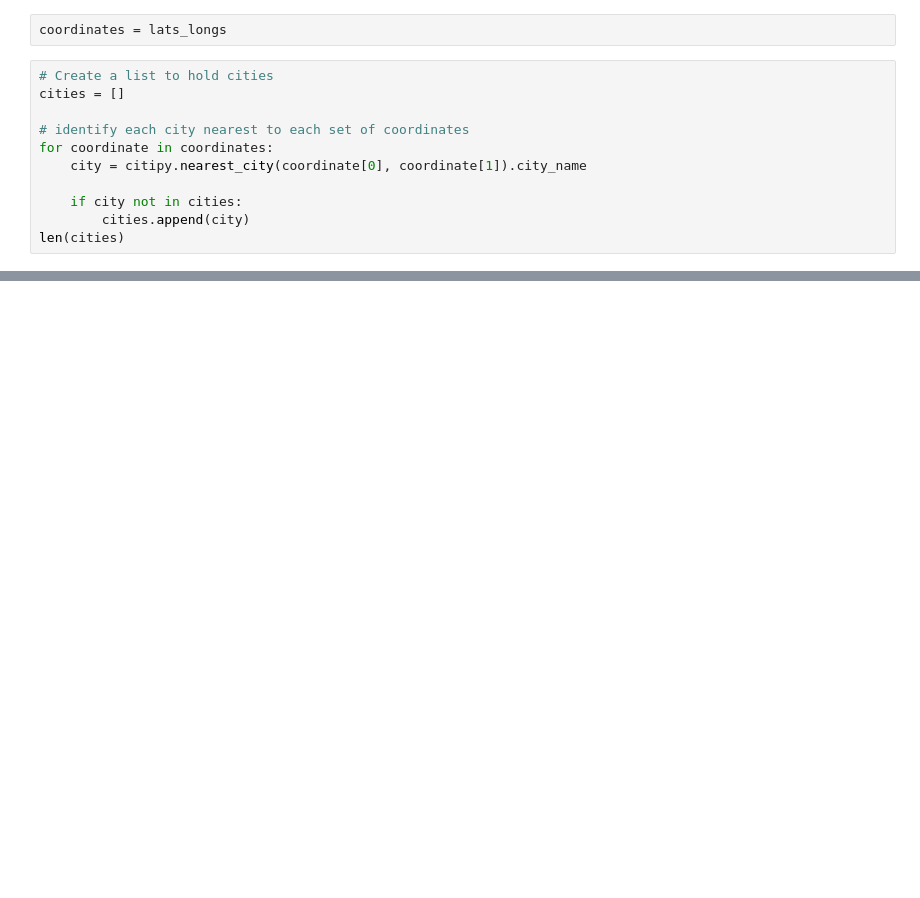
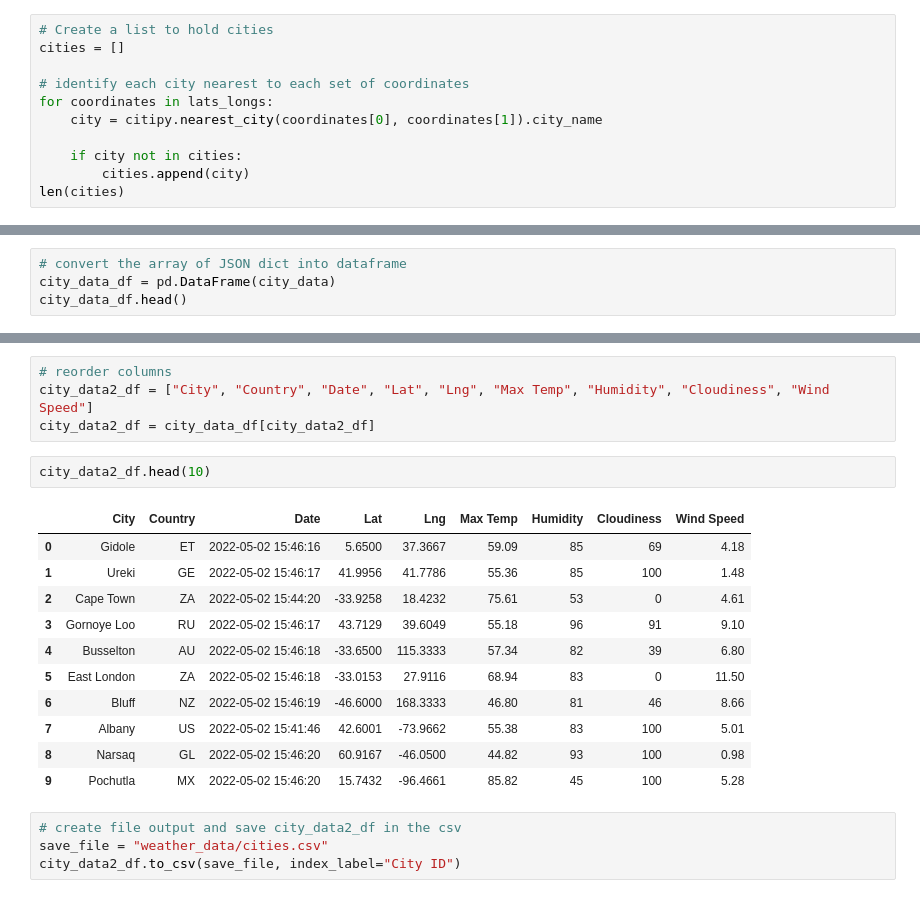
Before and after one commit to conorwhanson/World_Weather_Analysis, a Jupyter notebook: WeatherPy.ipynb, the cells around one changed output, grey strips where cells are left out. Drawn from its saved outputs; the diff is of its cells as text; blank space fills up the shorter version.

```diff
--- a/WeatherPy.ipynb
+++ b/WeatherPy.ipynb
@@ -29,13 +35,11 @@ lats_longs
  ...]
-# %%
-coordinates = lats_longs
 # %%
 # Create a list to hold cities
 cities = []
 
 # identify each city nearest to each set of coordinates
-for coordinate in coordinates:
-    city = citipy.nearest_city(coordinate[0], coordinate[1]).city_name
+for coordinates in lats_longs:
+    city = citipy.nearest_city(coordinates[0], coordinates[1]).city_name
 
     if city not in cities:
         cities.append(city)
@@ -44,0 +130,4 @@ len(cities)
+# %%
+# convert the array of JSON dict into dataframe
+city_data_df = pd.DataFrame(city_data)
+city_data_df.head()
@@ -44,0 +141,22 @@ len(cities)
+# %%
+# reorder columns
+city_data2_df = ["City", "Country", "Date", "Lat", "Lng", "Max Temp", "Humidity", "Cloudiness", "Wind Speed"]
+city_data2_df = city_data_df[city_data2_df]
+# %%
+city_data2_df.head(10)
+# %% [output]
+|  | City | Country | Date | Lat | Lng | Max Temp | Humidity | Cloudiness | Wind Speed |
+| 0 | Gidole | ET | 2022-05-02 15:46:16 | 5.6500 | 37.3667 | 59.09 | 85 | 69 | 4.18 |
+| 1 | Ureki | GE | 2022-05-02 15:46:17 | 41.9956 | 41.7786 | 55.36 | 85 | 100 | 1.48 |
+| 2 | Cape Town | ZA | 2022-05-02 15:44:20 | -33.9258 | 18.4232 | 75.61 | 53 | 0 | 4.61 |
+| 3 | Gornoye Loo | RU | 2022-05-02 15:46:17 | 43.7129 | 39.6049 | 55.18 | 96 | 91 | 9.10 |
+| 4 | Busselton | AU | 2022-05-02 15:46:18 | -33.6500 | 115.3333 | 57.34 | 82 | 39 | 6.80 |
+| 5 | East London | ZA | 2022-05-02 15:46:18 | -33.0153 | 27.9116 | 68.94 | 83 | 0 | 11.50 |
+| 6 | Bluff | NZ | 2022-05-02 15:46:19 | -46.6000 | 168.3333 | 46.80 | 81 | 46 | 8.66 |
+| 7 | Albany | US | 2022-05-02 15:41:46 | 42.6001 | -73.9662 | 55.38 | 83 | 100 | 5.01 |
+| 8 | Narsaq | GL | 2022-05-02 15:46:20 | 60.9167 | -46.0500 | 44.82 | 93 | 100 | 0.98 |
+| 9 | Pochutla | MX | 2022-05-02 15:46:20 | 15.7432 | -96.4661 | 85.82 | 45 | 100 | 5.28 |
+# %%
+# create file output and save city_data2_df in the csv
+save_file = "weather_data/cities.csv"
+city_data2_df.to_csv(save_file, index_label="City ID")
```
Also changed, not shown: parts of 6 cells of this notebook, 2 other files.
